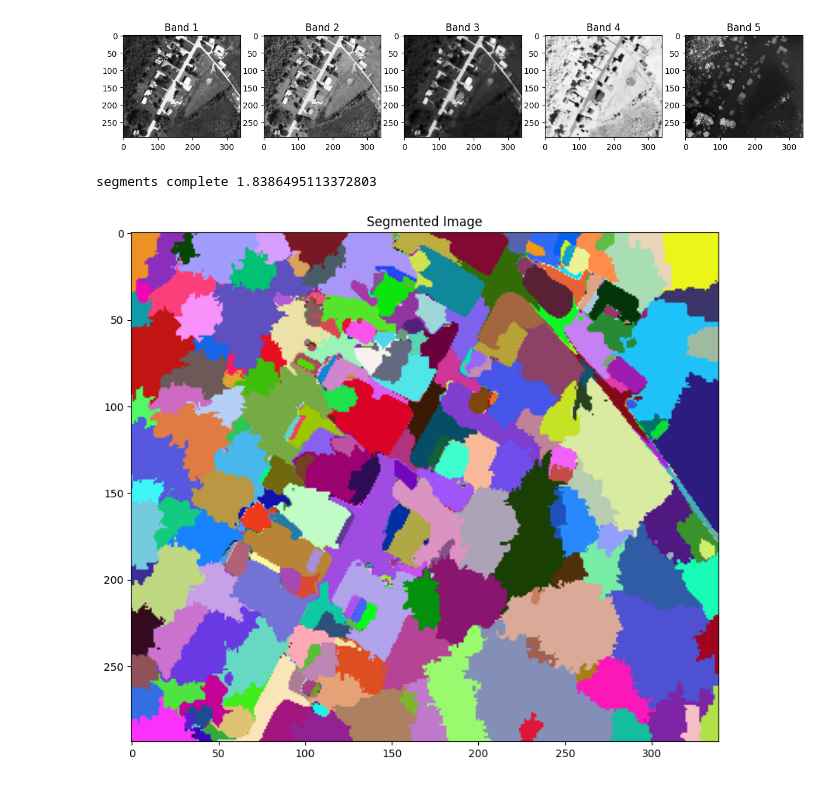
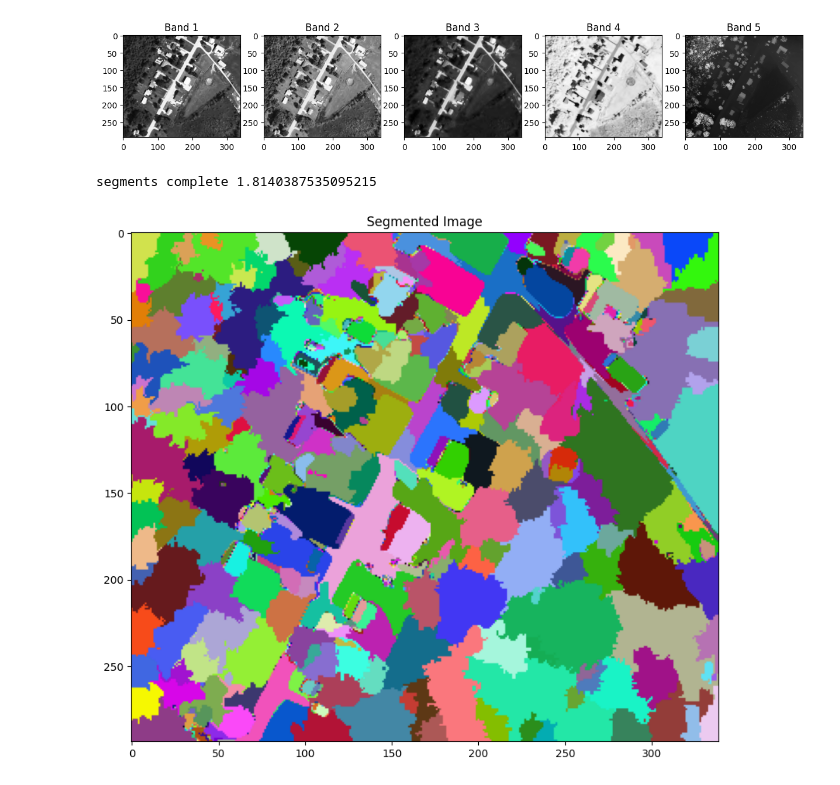
Before and after one commit to candepelliza/OBIA_Python, a Jupyter notebook: final_project_dev.ipynb, the cells around one changed output. Cells and saved outputs as stored; diff of their text form; code cells hidden in the pictures.

```diff
--- a/final_project_dev.ipynb
+++ b/final_project_dev.ipynb
@@ -104,7 +110,7 @@ seg_start = time.time()
 #ratio: higher value for ratio allows more weight on the color similarity, while a lower value gives more importance to the spatial proximity
 #max_dist: scale
 
-segments = quickshift(stacked, ratio=0.2, max_dist=6.5, convert2lab=False)
+segments = quickshift(stacked, ratio=0.2, max_dist=5.5, convert2lab=False)
 
 
 print('segments complete', time.time() - seg_start)
@@ -118,29 +124,29 @@ segments_ds.SetProjection(sat_src.crs.wkt)
 segments_ds.GetRasterBand(1).WriteArray(segments)
 segments_ds = None
 # %% [output]
-segments complete 1.8386495113372803
+segments complete 1.8140387535095215
 # %%
-# Read the segmented image
-with rio.open(segments_fn) as src:
-    segments = src.read(1)
-
 # Get the unique segment IDs
 unique_segments = np.unique(segments)
 
 # Create a random colormap for visualization
 np.random.seed(42)  # For reproducibility of colors
 colors = np.random.randint(0, 255, size=(len(unique_segments), 3), dtype=np.uint8)
 
 # Create a colormap dictionary mapping segment IDs to colors
 colormap = {segment_id: color for segment_id, color in zip(unique_segments, colors)}
 
-# Map the segment IDs to the colormap to get the colored segmented image
-colored_segments = np.array([colormap[segment_id] for segment_id in segments.flat]).reshape(segments.shape + (3,))
+# Create an empty array to hold the colored segments
+colored_segments = np.zeros(segments.shape + (3,), dtype=np.uint8)
+
+# Color the segments based on the colormap
+for segment_id in unique_segments:
+    colored_segments[segments == segment_id] = colormap[segment_id]
 
 # Display the segmented image
 plt.figure(figsize=(10, 10))
 plt.imshow(colored_segments)
 plt.title('Segmented Image')
 plt.show()
 # %% [output]
-[figure, old version]
+[figure, new version]
```
Also changed, not shown: parts of 10 cells of this notebook, 4 other files.
